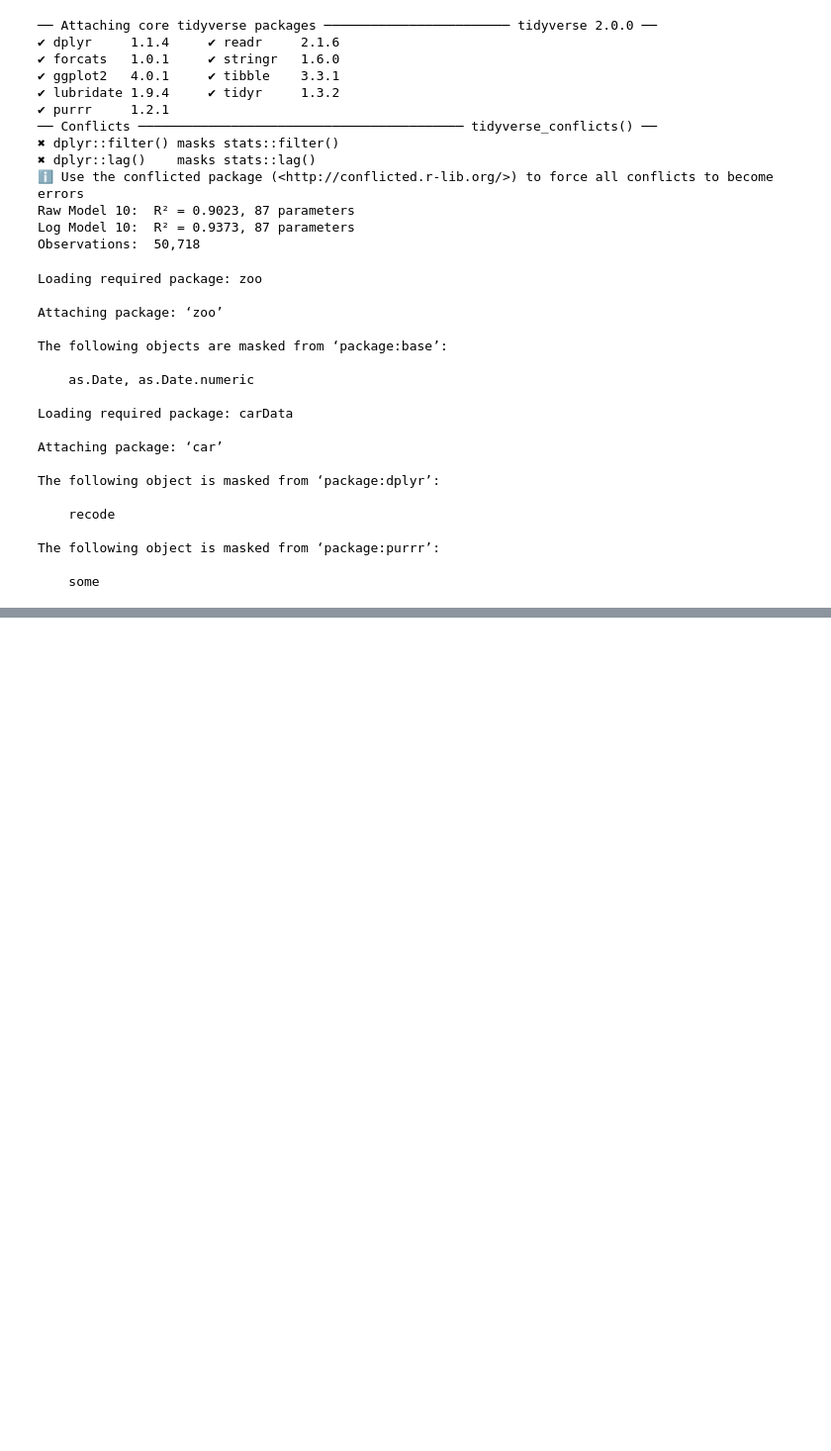
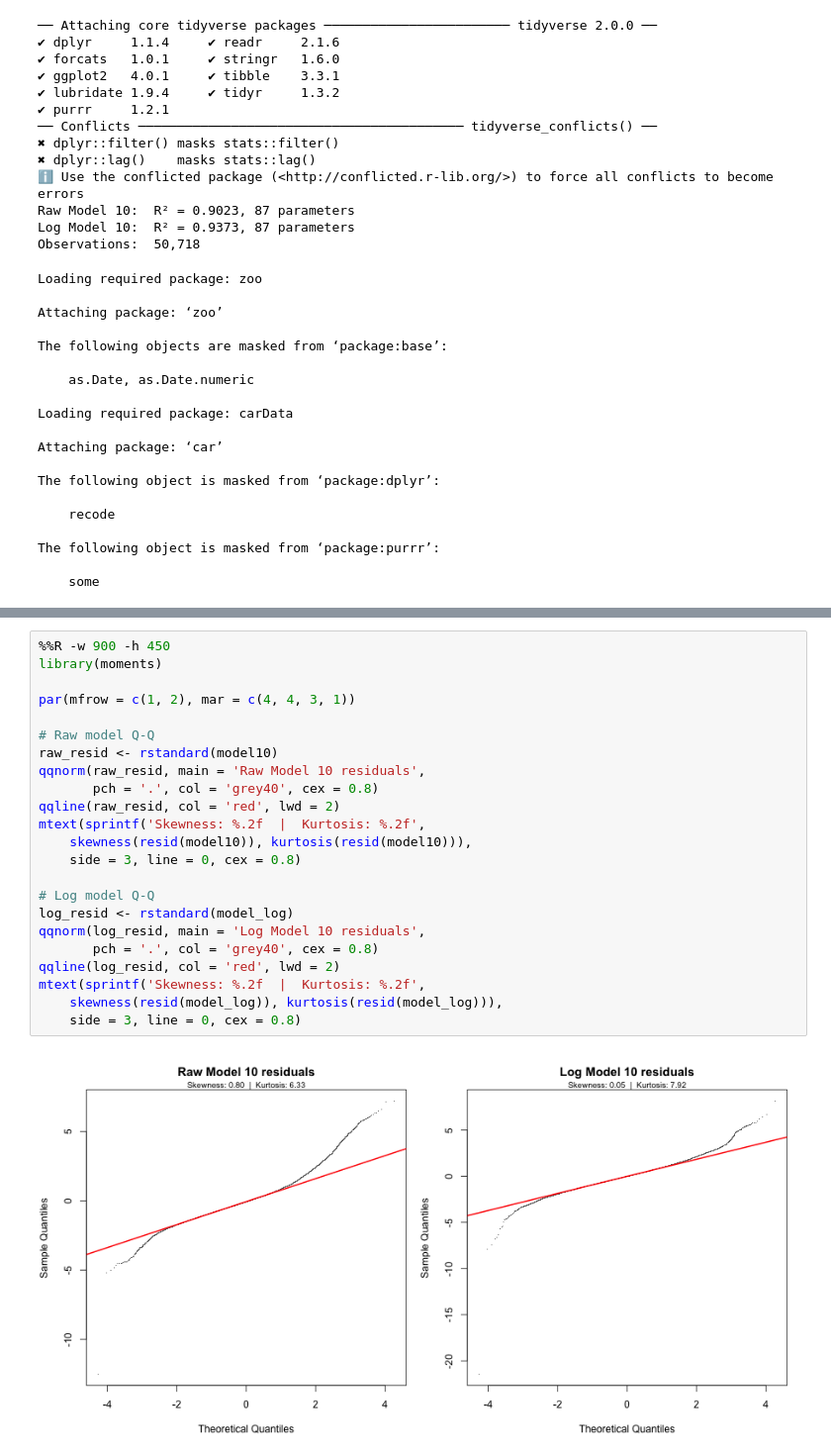
Before and after one commit to wongpeiting/hdb-regression, a Jupyter notebook: 12-model-diagnostics.ipynb, the cells around one changed output, grey strips where cells are left out. Shown at 99% size. Drawn from its saved outputs; the diff is of its cells as text; blank space fills up the shorter version.

Commit message:
NB12: add Q-Q plots and residual histograms
Section 1 (residual normality): Q-Q plots and histograms for raw and
log models, plus interpretation cell based on actual output.

```diff
--- a/12-model-diagnostics.ipynb
+++ b/12-model-diagnostics.ipynb
@@ -102,0 +109,25 @@ The following object is masked from ‘package:purrr’:
+# %%
+%%R -w 900 -h 450
+library(moments)
+
+par(mfrow = c(1, 2), mar = c(4, 4, 3, 1))
+
+# Raw model Q-Q
+raw_resid <- rstandard(model10)
+qqnorm(raw_resid, main = 'Raw Model 10 residuals',
+       pch = '.', col = 'grey40', cex = 0.8)
+qqline(raw_resid, col = 'red', lwd = 2)
+mtext(sprintf('Skewness: %.2f  |  Kurtosis: %.2f',
+    skewness(resid(model10)), kurtosis(resid(model10))),
+    side = 3, line = 0, cex = 0.8)
+
+# Log model Q-Q
+log_resid <- rstandard(model_log)
+qqnorm(log_resid, main = 'Log Model 10 residuals',
+       pch = '.', col = 'grey40', cex = 0.8)
+qqline(log_resid, col = 'red', lwd = 2)
+mtext(sprintf('Skewness: %.2f  |  Kurtosis: %.2f',
+    skewness(resid(model_log)), kurtosis(resid(model_log))),
+    side = 3, line = 0, cex = 0.8)
+# %% [output]
+[figure, added]
```
Also changed, not shown: parts of 3 cells of this notebook.
